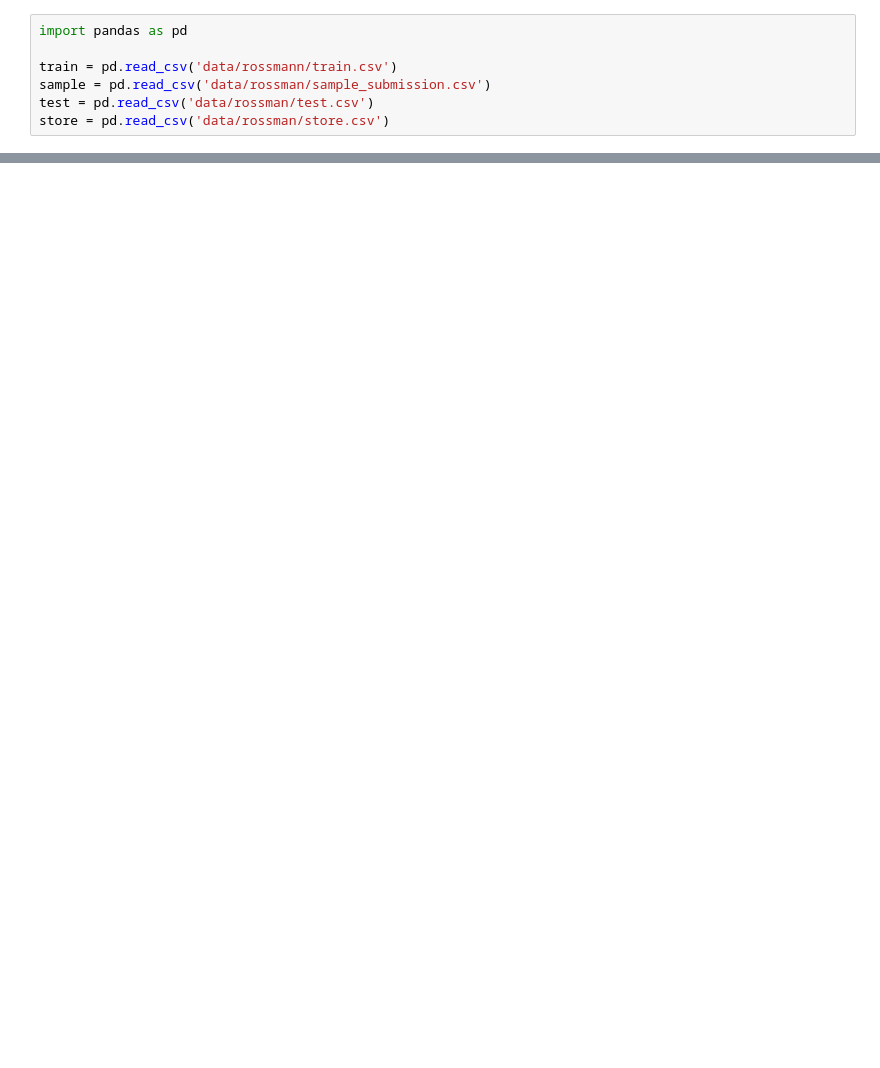
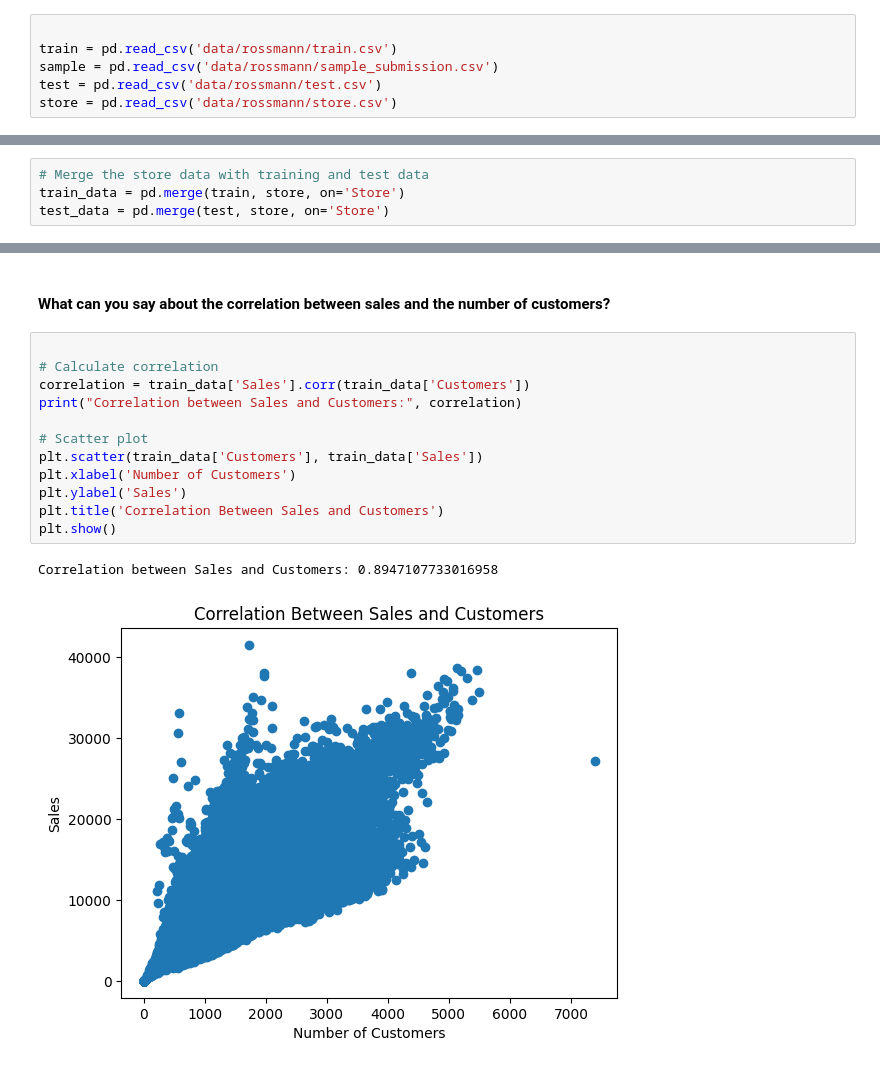
Before and after one commit to Kalze1/Pharmaceuticals-_machine_learning, a Jupyter notebook: notebook/task_1.ipynb, the cells around one changed output, grey strips where cells are left out. Drawn from its saved outputs; the diff is of its cells as text; blank space fills up the shorter version.

Commit message:
basic data enterpritation and analysis functions are impemented on task one file and modulirization is remaining

```diff
--- a/notebook/task_1.ipynb
+++ b/notebook/task_1.ipynb
@@ -4,7 +10,6 @@ os.chdir('../')
 # %%
-import pandas as pd
 
 train = pd.read_csv('data/rossmann/train.csv')
-sample = pd.read_csv('data/rossman/sample_submission.csv')
-test = pd.read_csv('data/rossman/test.csv')
-store = pd.read_csv('data/rossman/store.csv')
+sample = pd.read_csv('data/rossmann/sample_submission.csv')
+test = pd.read_csv('data/rossmann/test.csv')
+store = pd.read_csv('data/rossmann/store.csv')
@@ -12,0 +16,4 @@ FileNotFoundError: [Errno 2] No such file or directory: 'data/rossmann/train.csv
+# %%
+# Merge the store data with training and test data
+train_data = pd.merge(train, store, on='Store')
+test_data = pd.merge(test, store, on='Store')
@@ -12,0 +201,17 @@ FileNotFoundError: [Errno 2] No such file or directory: 'data/rossmann/train.csv
+# %% [markdown]
+#### What can you say about the correlation between sales and the number of customers?
+# %%
+
+# Calculate correlation
+correlation = train_data['Sales'].corr(train_data['Customers'])
+print("Correlation between Sales and Customers:", correlation)
+
+# Scatter plot
+plt.scatter(train_data['Customers'], train_data['Sales'])
+plt.xlabel('Number of Customers')
+plt.ylabel('Sales')
+plt.title('Correlation Between Sales and Customers')
+plt.show()
+# %% [output]
+Correlation between Sales and Customers: 0.8947107733016958
+[figure, added]
```
Also changed, not shown: parts of 26 cells of this notebook, 3 other files.
